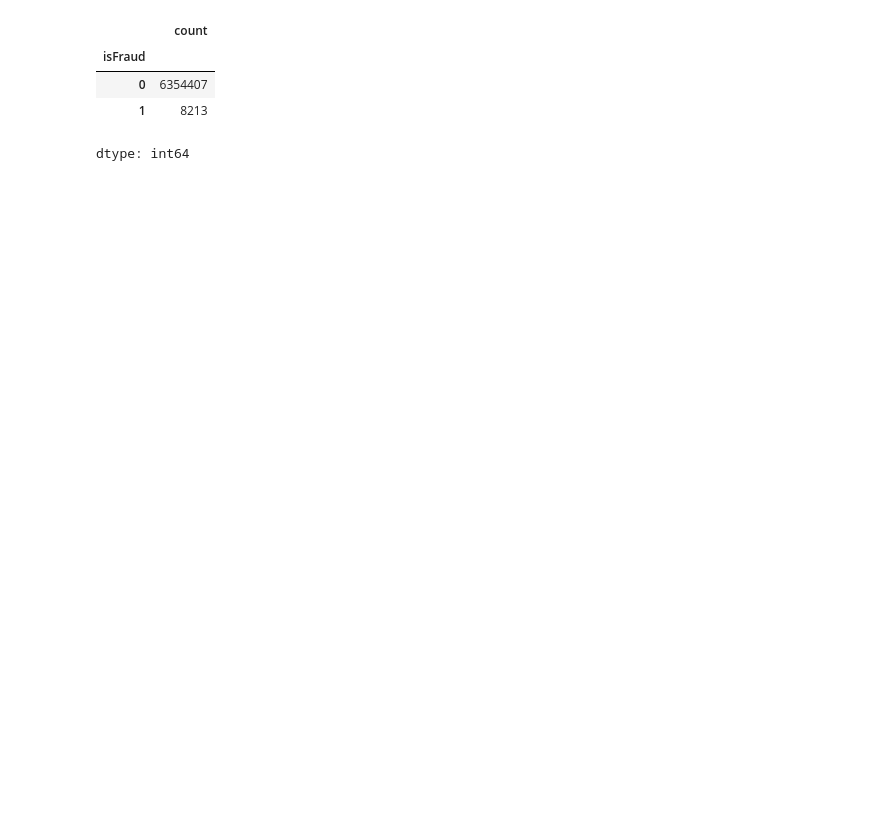
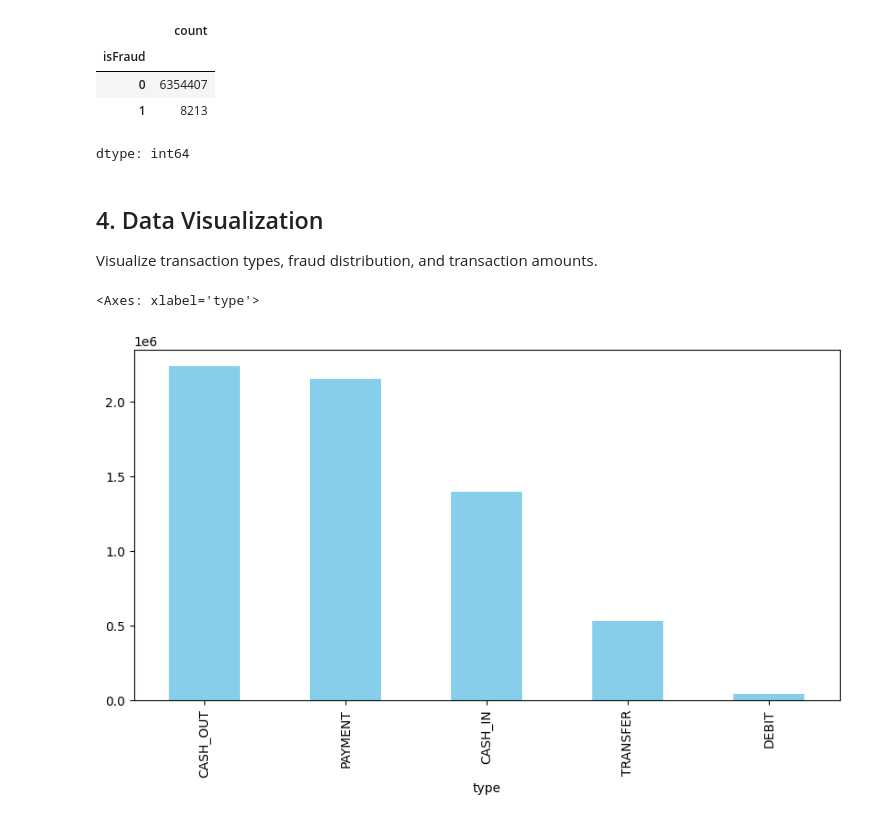
Before and after one commit to 0sinach1/fraud-detection-project, a Jupyter notebook: notebook.ipynb, the cells around one changed output. Cells and saved outputs as stored; diff of their text form; code cells hidden in the pictures; blank space fills up the shorter version.

Commit message:
Data visualization

```diff
--- a/notebook.ipynb
+++ b/notebook.ipynb
@@ -67,3 +67,11 @@ df['isFraud'].value_counts()
 | 0 | 6354407 |
 | 1 | 8213 |
 dtype: int64
+# %% [markdown]
+## 4. Data Visualization
+Visualize transaction types, fraud distribution, and transaction amounts.
+# %%
+df['type'].value_counts().plot(kind='bar', figsize=(10, 5), color='skyblue')
+# %% [output]
+<Axes: xlabel='type'>
+[figure, added]
```
Also changed, not shown: parts of 3 cells of this notebook.
